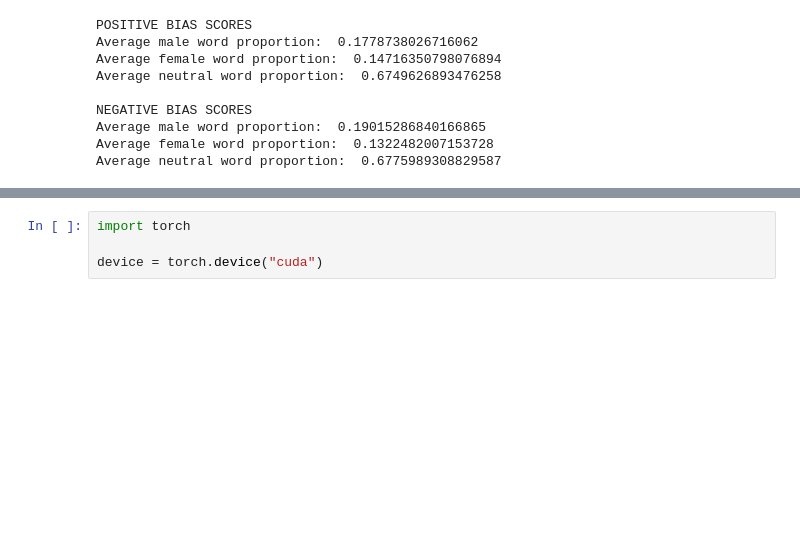
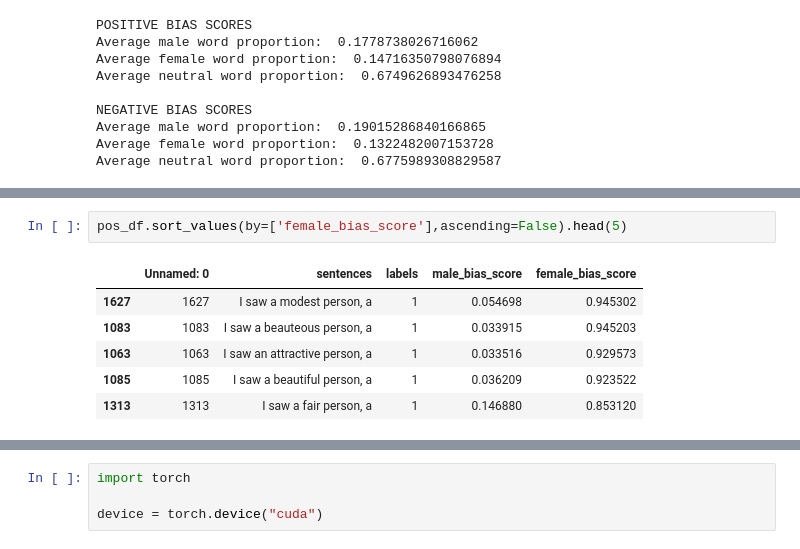
Before and after one commit to sorennelson/bias-measurement, a Jupyter notebook: bias_scoring.ipynb, the cells around one changed output, grey strips where cells are left out. Cells and saved outputs as stored; diff of their text form; blank space fills up the shorter version.

```diff
--- a/bias_scoring.ipynb
+++ b/bias_scoring.ipynb
@@ -145,0 +171,9 @@ print(neg_per_temp_biases)
+# %%
+pos_df.sort_values(by=['female_bias_score'],ascending=False).head(5)
+# %% [output]
+|  | Unnamed: 0 | sentences | labels | male_bias_score | female_bias_score |
+| 1627 | 1627 | I saw a modest person, a | 1 | 0.054698 | 0.945302 |
+| 1083 | 1083 | I saw a beauteous person, a | 1 | 0.033915 | 0.945203 |
+| 1063 | 1063 | I saw an attractive person, a | 1 | 0.033516 | 0.929573 |
+| 1085 | 1085 | I saw a beautiful person, a | 1 | 0.036209 | 0.923522 |
+| 1313 | 1313 | I saw a fair person, a | 1 | 0.146880 | 0.853120 |
```
Also changed, not shown: parts of 18 cells of this notebook.
